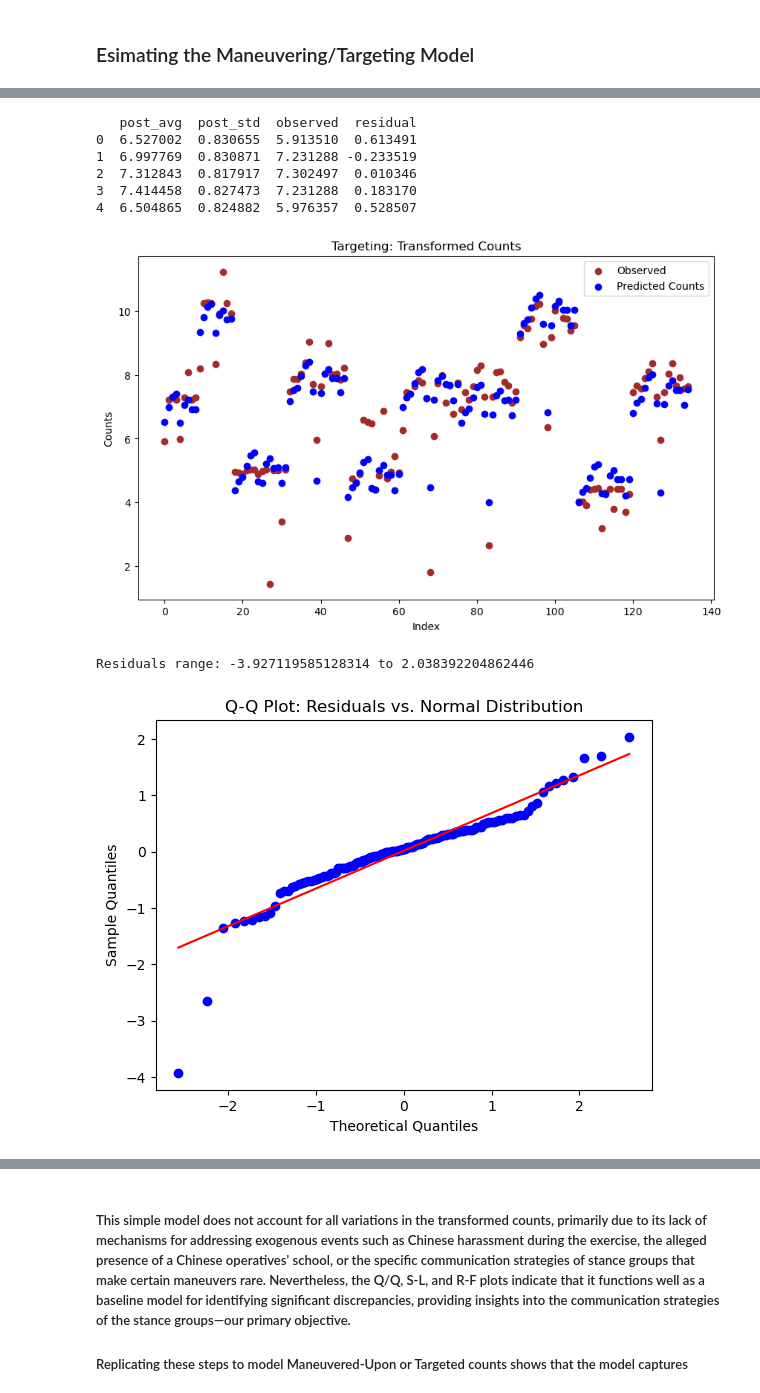
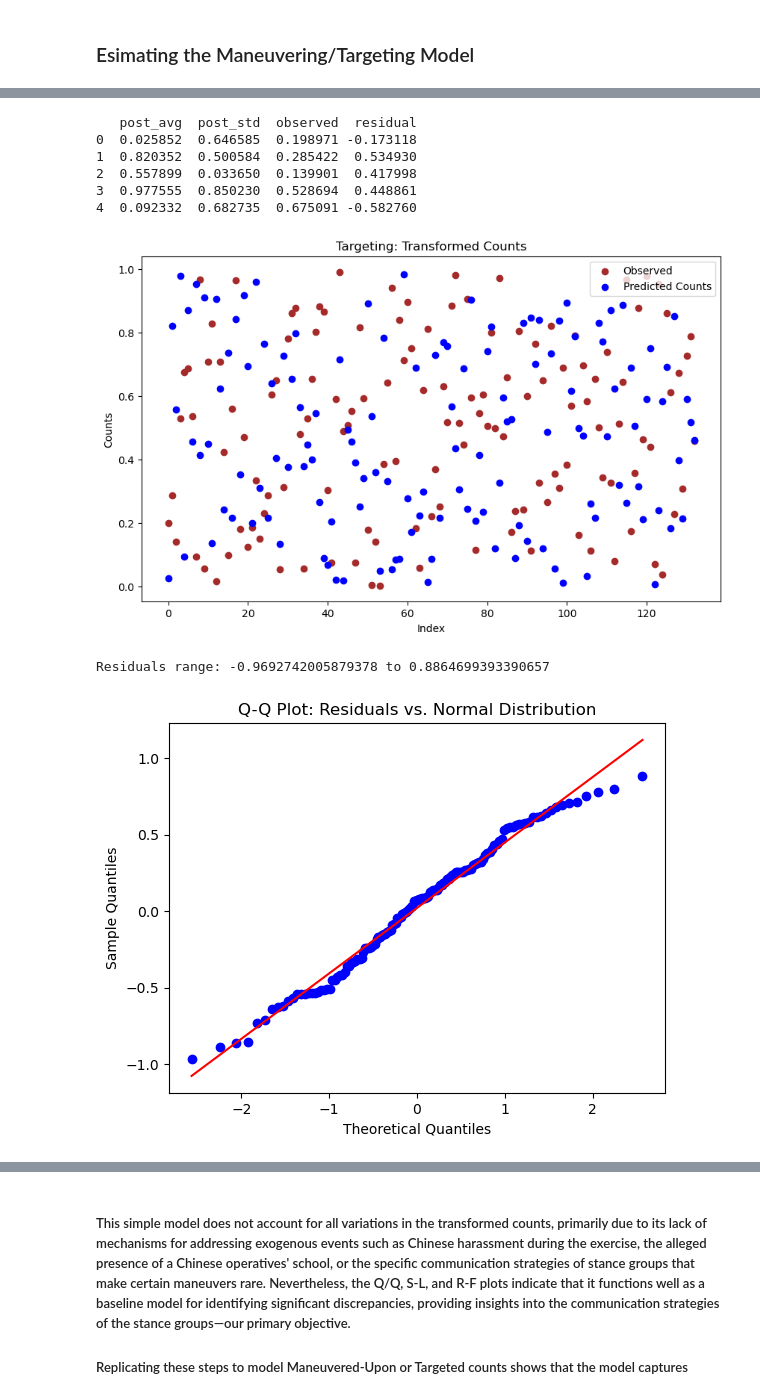
Before and after one commit to jhm18/ORA_Supplemental, a Jupyter notebook: BEND Assessment Models/temporal_bend.ipynb, the cells around one changed output, grey strips where cells are left out. Saved outputs shown, nothing was run; the diff lists cells and outputs as text; code cells hidden in the pictures.

```diff
--- a/BEND Assessment Models/temporal_bend.ipynb
+++ b/BEND Assessment Models/temporal_bend.ipynb
@@ -617,37 +789,48 @@ post_stds shape: (135,)
-# %%
-#Create the targeting_predictions DataFrame
-targeting_predictions = pd.DataFrame({
-    'post_avg': post_means,
-    'post_std': post_stds
-})
-
-#Add the outcome vector for reference
-targeting_predictions['observed'] = outcome_vector
-
-#Calculate residuals
-targeting_predictions['residual'] = targeting_predictions['post_avg'] - targeting_predictions['observed']
-
-#Display the first few rows to verify
-print(targeting_predictions.head())
-# %% [output]
-   post_avg  post_std  observed  residual
-0  6.527002  0.830655  5.913510  0.613491
-1  6.997769  0.830871  7.231288 -0.233519
-2  7.312843  0.817917  7.302497  0.010346
-3  7.414458  0.827473  7.231288  0.183170
-4  6.504865  0.824882  5.976357  0.528507
+# %%
+# Example data, replace with actual values
+post_means = np.random.rand(135)  # Placeholder
+post_stds = np.random.rand(135)   # Placeholder
+outcome_vector = np.random.rand(135)  # Placeholder
+
+# Indices of observations with high Pareto k values
+high_pareto_indices = [27, 68]  # Replace with your actual indices
+
+# Filter out the observations with high Pareto k values
+post_means_filtered = np.delete(post_means, high_pareto_indices)
+post_stds_filtered = np.delete(post_stds, high_pareto_indices)
+outcome_vector_filtered = np.delete(outcome_vector, high_pareto_indices)
+
+# Create the targeting_predictions DataFrame
+targeting_predictions = pd.DataFrame({
+    'post_avg': post_means_filtered,
+    'post_std': post_stds_filtered,
+    'observed': outcome_vector_filtered
+})
+
+# Calculate residuals
+targeting_predictions['residual'] = targeting_predictions['post_avg'] - targeting_predictions['observed']
+
+# Display the first few rows to verify
+print(targeting_predictions.head())
+# %% [output]
+   post_avg  post_std  observed  residual
+0  0.025852  0.646585  0.198971 -0.173118
+1  0.820352  0.500584  0.285422  0.534930
+2  0.557899  0.033650  0.139901  0.417998
+3  0.977555  0.850230  0.528694  0.448861
+4  0.092332  0.682735  0.675091 -0.582760
 # %%
-#Plotting the posterior predictive checks
+# Plotting the posterior predictive checks
 plt.figure(figsize=(10, 6))
-plt.scatter(range(len(post_means)), y, label="Observed", color="brown", marker='o')
-plt.scatter(range(len(post_means)), targeting_predictions['post_avg'], label="Predicted Counts", color="blue", marker='o')
+plt.scatter(targeting_predictions.index, targeting_predictions['observed'], label="Observed", color="brown", marker='o')
+plt.scatter(targeting_predictions.index, targeting_predictions['post_avg'], label="Predicted Counts", color="blue", marker='o')
 plt.title("Targeting: Transformed Counts")
 plt.legend(loc='upper right')
 plt.xlabel('Index')
 plt.ylabel('Counts')
 plt.show()
 # %% [output]
-[figure, old version]
+[figure, new version]
 # %%
 #Step 1: Calculate the residuals
 residuals = outcome_vector - post_means
@@ -664,8 +847,8 @@ ax.set_xlabel('Theoretical Quantiles')
 ax.set_ylabel('Sample Quantiles')
 plt.show()
 # %% [output]
-Residuals range: -3.927119585128314 to 2.038392204862446
+Residuals range: -0.9692742005879378 to 0.8864699393390657
-[figure, old version]
+[figure, new version]
 # %%
 #Standardize residuals
 standardized_residuals = residuals / np.std(residuals)
```
Also changed, not shown: parts of 30 cells of this notebook.
